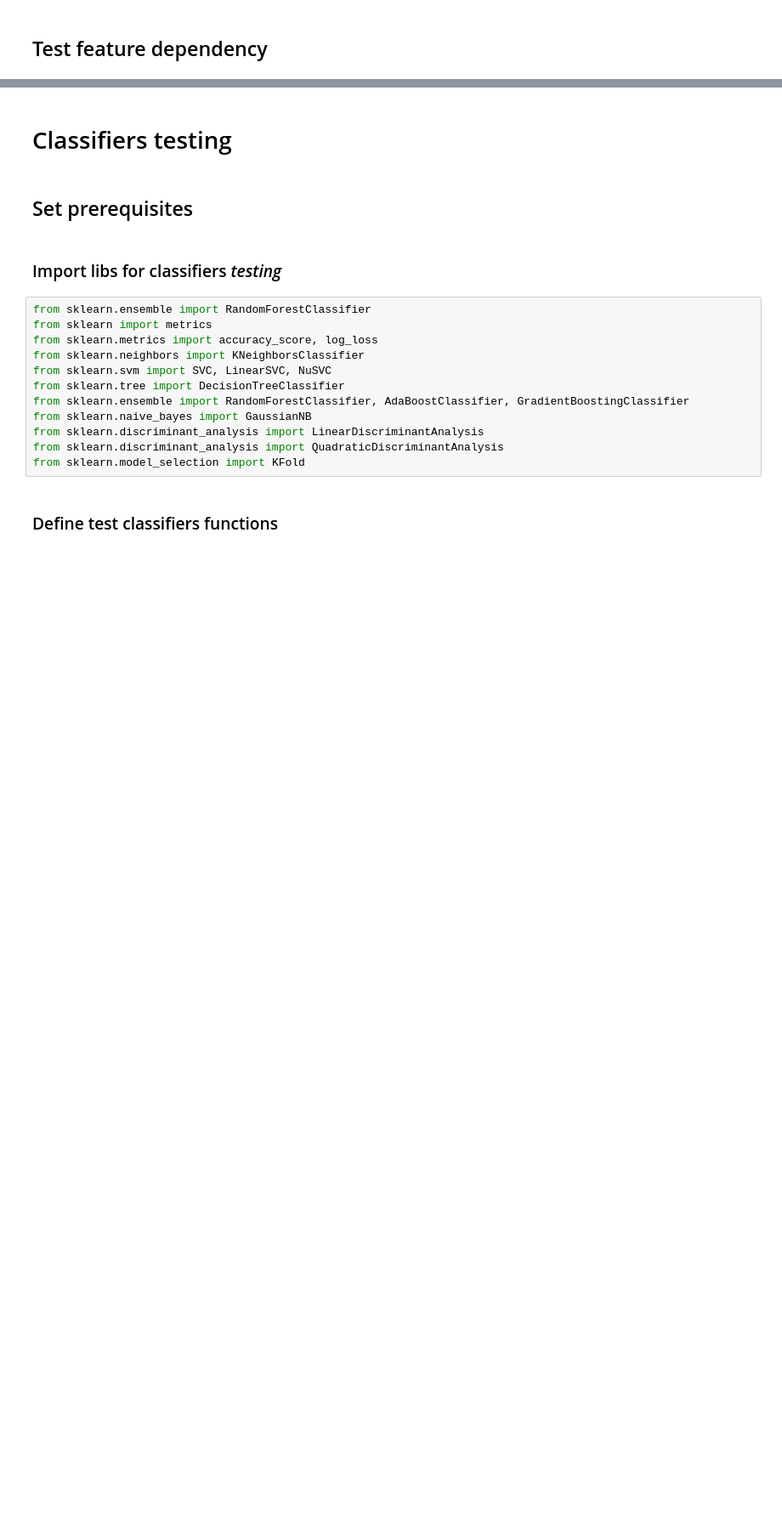
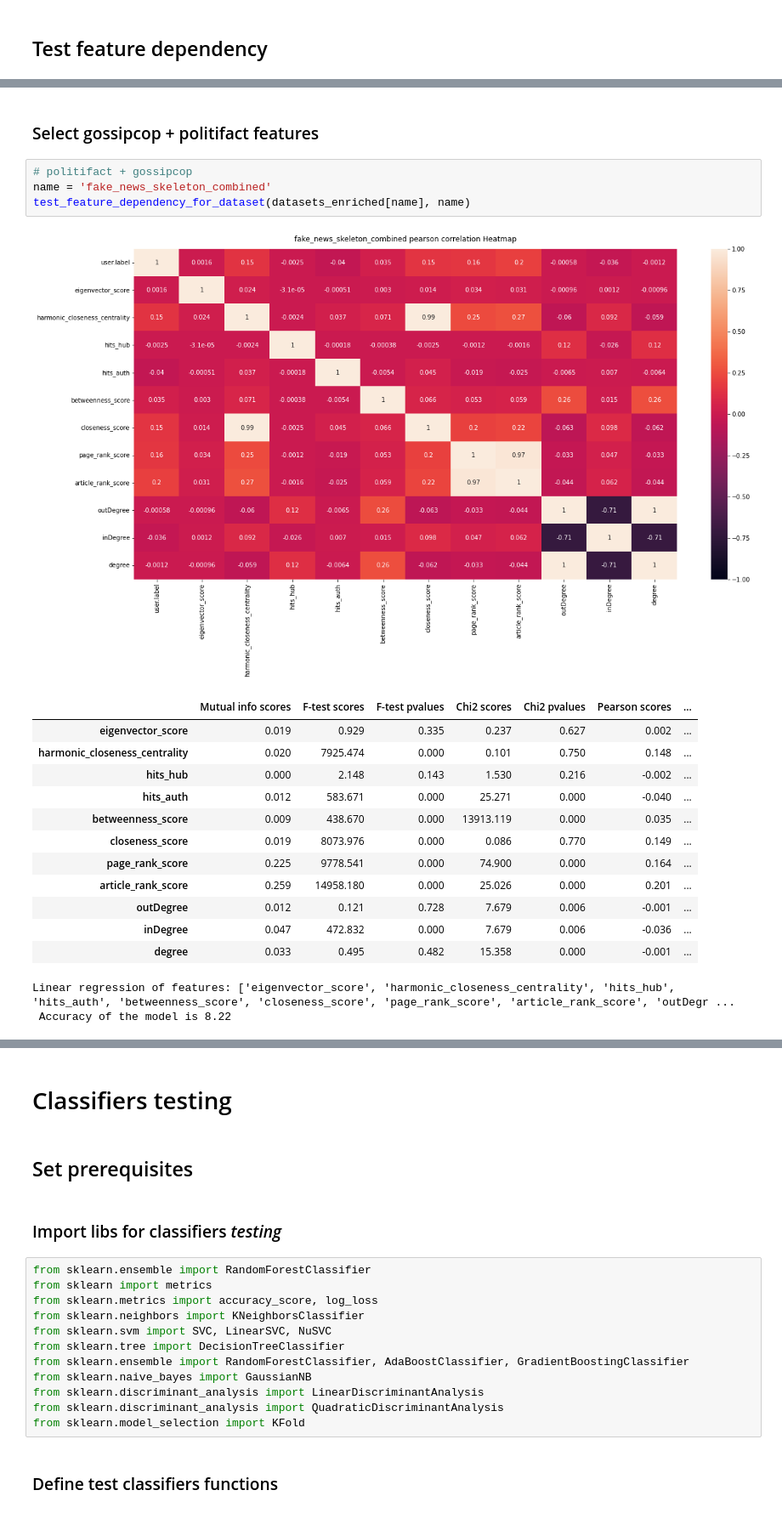
Before and after one commit to Patric/fkd-gs, a Jupyter notebook: notebooks/FakeNewsDetectionGraphSolutions.ipynb, the cells around one changed output, grey strips where cells are left out. Shown at 85% size. Cells and saved outputs as stored; diff of their text form; blank space fills up the shorter version.

```diff
--- a/notebooks/FakeNewsDetectionGraphSolutions.ipynb
+++ b/notebooks/FakeNewsDetectionGraphSolutions.ipynb
@@ -286,0 +323,22 @@ def test_feature_dependency_for_dataset(df, df_name='Data frame'):
+# %% [markdown]
+### Select gossipcop + politifact features
+# %%
+# politifact + gossipcop
+name = 'fake_news_skeleton_combined'
+test_feature_dependency_for_dataset(datasets_enriched[name], name)
+# %% [output]
+[figure, added]
+|  | Mutual info scores | F-test scores | F-test pvalues | Chi2 scores | Chi2 pvalues | Pearson scores | ... |
+| eigenvector_score | 0.019 | 0.929 | 0.335 | 0.237 | 0.627 | 0.002 | ... |
+| harmonic_closeness_centrality | 0.020 | 7925.474 | 0.000 | 0.101 | 0.750 | 0.148 | ... |
+| hits_hub | 0.000 | 2.148 | 0.143 | 1.530 | 0.216 | -0.002 | ... |
+| hits_auth | 0.012 | 583.671 | 0.000 | 25.271 | 0.000 | -0.040 | ... |
+| betweenness_score | 0.009 | 438.670 | 0.000 | 13913.119 | 0.000 | 0.035 | ... |
+| closeness_score | 0.019 | 8073.976 | 0.000 | 0.086 | 0.770 | 0.149 | ... |
+| page_rank_score | 0.225 | 9778.541 | 0.000 | 74.900 | 0.000 | 0.164 | ... |
+| article_rank_score | 0.259 | 14958.180 | 0.000 | 25.026 | 0.000 | 0.201 | ... |
+| outDegree | 0.012 | 0.121 | 0.728 | 7.679 | 0.006 | -0.001 | ... |
+| inDegree | 0.047 | 472.832 | 0.000 | 7.679 | 0.006 | -0.036 | ... |
+| degree | 0.033 | 0.495 | 0.482 | 15.358 | 0.000 | -0.001 | ... |
+Linear regression of features: ['eigenvector_score', 'harmonic_closeness_centrality', 'hits_hub', 'hits_auth', 'betweenness_score', 'closeness_score', 'page_rank_score', 'article_rank_score', 'outDegr ...
+ Accuracy of the model is 8.22
```
Also changed, not shown: parts of 15 cells of this notebook.
